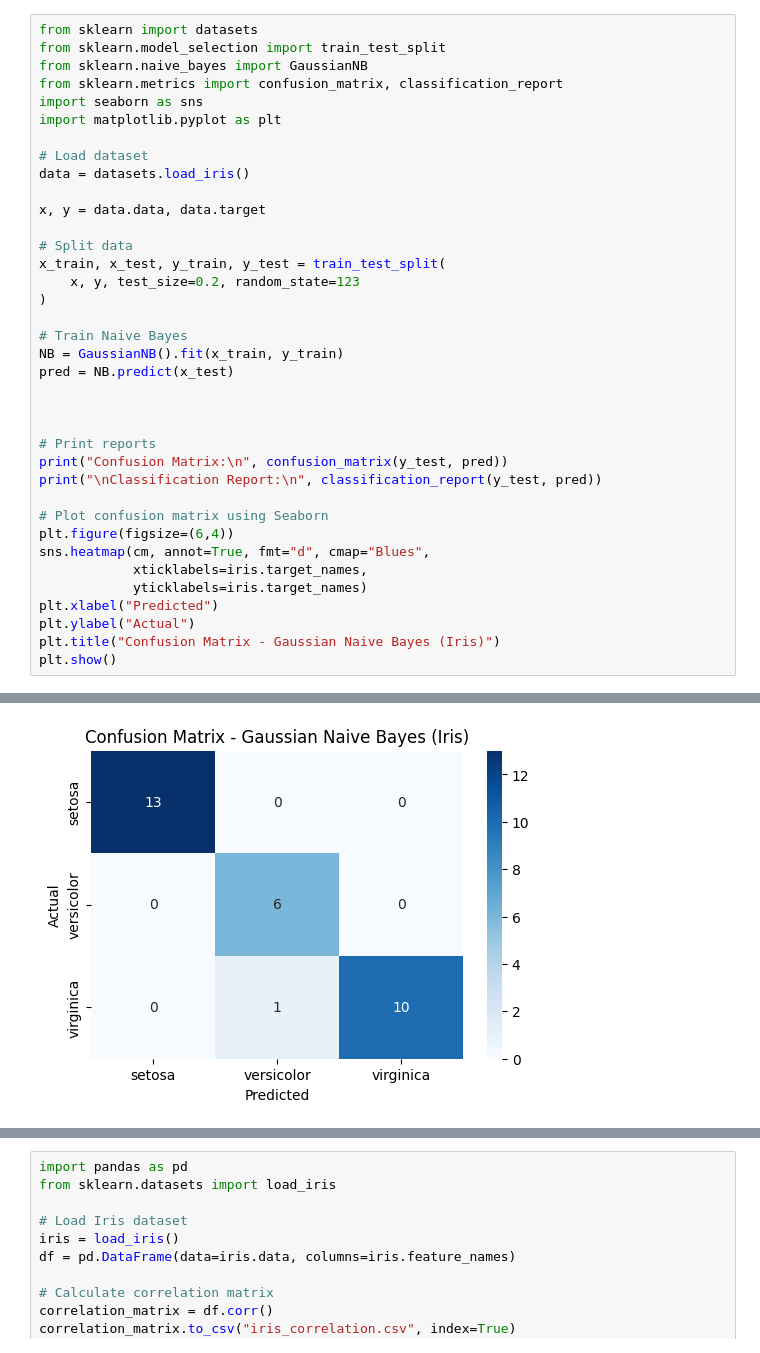
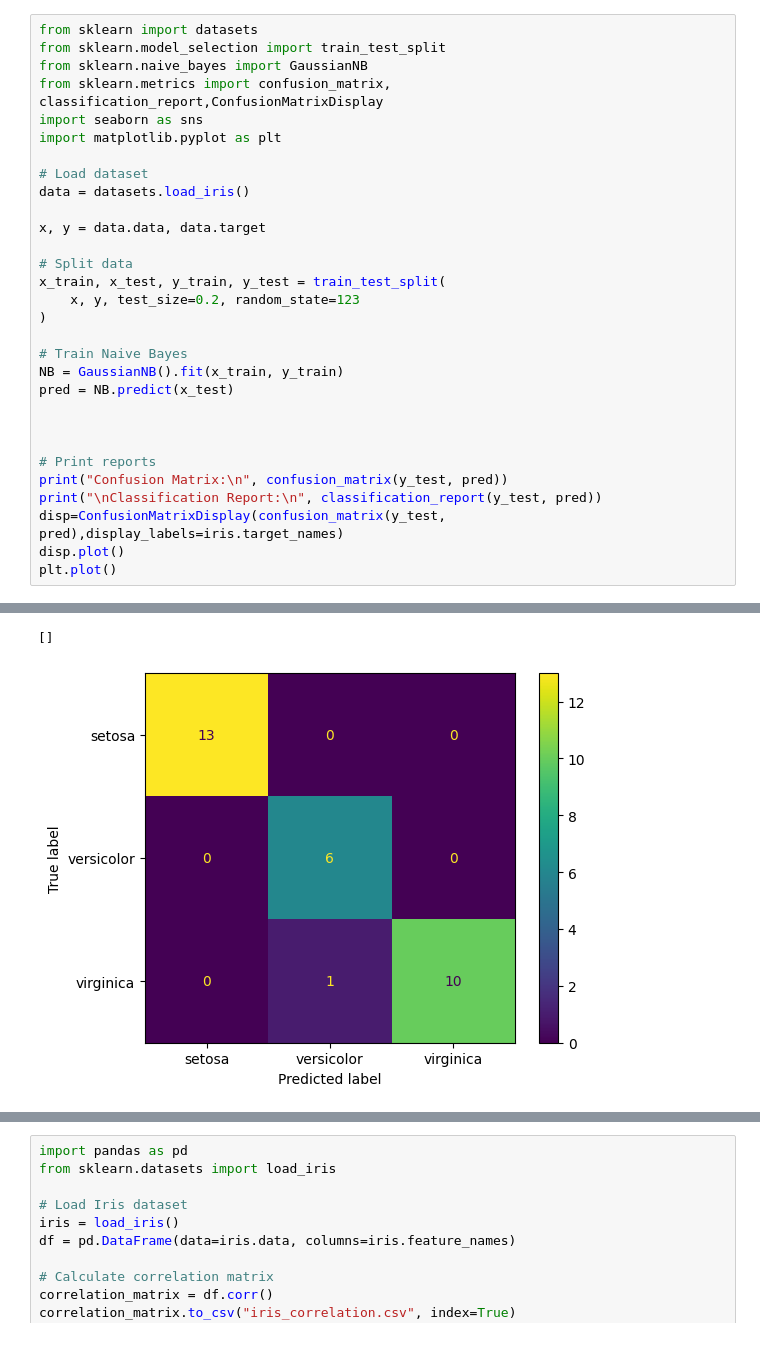
Before and after one commit to AJ26WEST/AI-S5, a Jupyter notebook: test.ipynb, the cells around one changed output, grey strips where cells are left out. Drawn from its saved outputs; the diff is of its cells as text.

```diff
--- a/test.ipynb
+++ b/test.ipynb
@@ -2,7 +2,7 @@
 from sklearn import datasets
 from sklearn.model_selection import train_test_split
 from sklearn.naive_bayes import GaussianNB
-from sklearn.metrics import confusion_matrix, classification_report
+from sklearn.metrics import confusion_matrix, classification_report,ConfusionMatrixDisplay
 import seaborn as sns
 import matplotlib.pyplot as plt
 
@@ -14,44 +14,38 @@ x, y = data.data, data.target
 # Split data
 x_train, x_test, y_train, y_test = train_test_split(
     x, y, test_size=0.2, random_state=123
 )
 
 # Train Naive Bayes
 NB = GaussianNB().fit(x_train, y_train)
 pred = NB.predict(x_test)
 
 
 
 # Print reports
 print("Confusion Matrix:\n", confusion_matrix(y_test, pred))
 print("\nClassification Report:\n", classification_report(y_test, pred))
-
-# Plot confusion matrix using Seaborn
-plt.figure(figsize=(6,4))
-sns.heatmap(cm, annot=True, fmt="d", cmap="Blues",
-            xticklabels=iris.target_names,
-            yticklabels=iris.target_names)
-plt.xlabel("Predicted")
-plt.ylabel("Actual")
-plt.title("Confusion Matrix - Gaussian Naive Bayes (Iris)")
-plt.show()
+disp=ConfusionMatrixDisplay(confusion_matrix(y_test, pred),display_labels=iris.target_names)
+disp.plot()
+plt.plot()
 # %% [output]
 Confusion Matrix:
  [[13  0  0]
  [ 0  6  0]
  [ 0  1 10]]
 
 Classification Report:
                precision    recall  f1-score   support
 
            0       1.00      1.00      1.00        13
            1       0.86      1.00      0.92         6
            2       1.00      0.91      0.95        11
 
     accuracy                           0.97        30
    macro avg       0.95      0.97      0.96        30
 weighted avg       0.97      0.97      0.97        30
+[]
-[figure, old version]
+[figure, new version]
 # %%
 from sklearn.neighbors import KNeighborsClassifier
 from sklearn.model_selection import train_test_split
```
Also changed, not shown: parts of 7 cells of this notebook.
